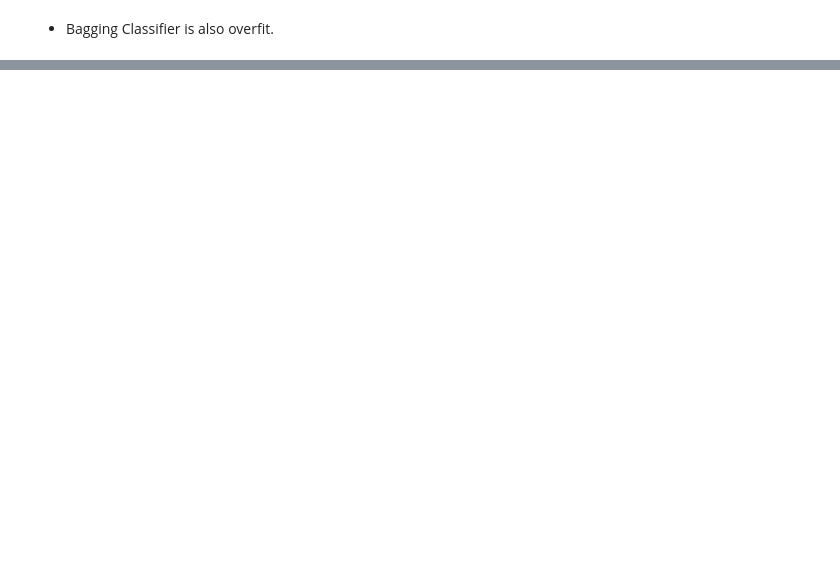
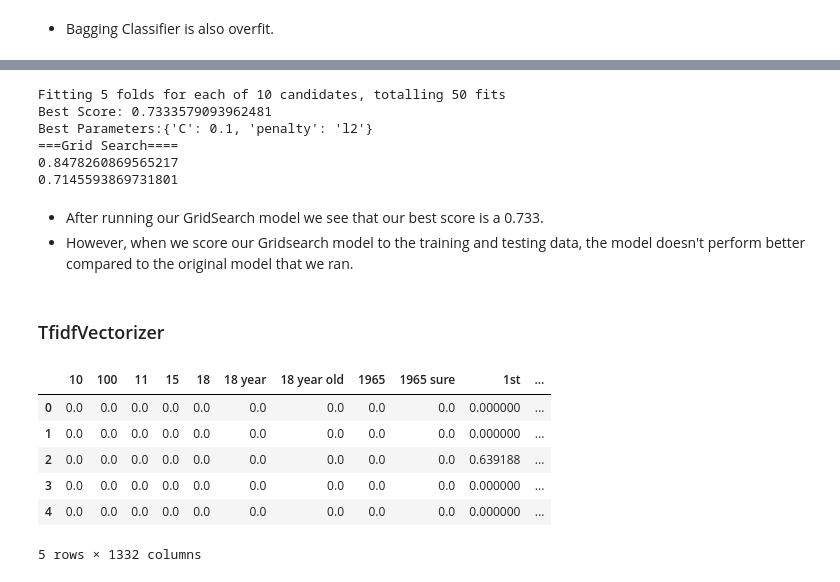
Before and after one commit to vaishnavibrungi/reddit, a Jupyter notebook: code/data_modeling.ipynb, the cells around one changed output, grey strips where cells are left out. Saved outputs shown, nothing was run; the diff lists cells and outputs as text; code cells hidden in the pictures; blank space fills up the shorter version.

```diff
--- a/code/data_modeling.ipynb
+++ b/code/data_modeling.ipynb
@@ -261,0 +316,30 @@ print()
+# %%
+# Instantiate model
+lr_gs = LogisticRegression(random_state=42,solver='liblinear')
+# Create dictionary of hyperparameters.
+# The keys MUST match the names of the arguments!
+lr_params = {'penalty': ['l1', 'l2'],
+         'C': [0.01,0.1,1.0,10.0,50.0]}
+# Instantiate our GridSearchCV object.
+gs = GridSearchCV(estimator=lr_gs, param_grid=lr_params, cv=5,verbose=1)
+# Fit the GridSearchCV object to the data
+gs.fit(cv_train, y_train)
+# Print out the score.
+print(f'Best Score: {gs.best_score_}')
+print(f'Best Parameters:{gs.best_params_}')
+print("Grid Search".center(18, "="))
+print(gs.score(cv_train, y_train))
+print(gs.score(cv_test, y_test))
+print()
+# %% [output]
+Fitting 5 folds for each of 10 candidates, totalling 50 fits
+Best Score: 0.7333579093962481
+Best Parameters:{'C': 0.1, 'penalty': 'l2'}
+===Grid Search====
+0.8478260869565217
+0.7145593869731801
+# %% [markdown]
+- After running our GridSearch model we see that our best score is a 0.733.
+- However, when we score our Gridsearch model to the training and testing data, the model doesn't perform better compared to the original model that we ran.
+# %% [markdown]
+### TfidfVectorizer
@@ -261,0 +350,15 @@ print()
+# %%
+tf_train = tf.fit_transform(X_train)            # Fit the TfidfVectorizer to the training data
+tf_test = tf.transform(X_test)                  # Fit the TfidfVectorizer to the testing data
+# %%
+# Create tf_train dataframe
+tf_train_df = pd.DataFrame(tf_train.toarray(), columns = tf.get_feature_names())
+tf_train_df.head()
+# %% [output]
+|  | 10 | 100 | 11 | 15 | 18 | 18 year | 18 year old | 1965 | 1965 sure | 1st | ... |
+| 0 | 0.0 | 0.0 | 0.0 | 0.0 | 0.0 | 0.0 | 0.0 | 0.0 | 0.0 | 0.000000 | ... |
+| 1 | 0.0 | 0.0 | 0.0 | 0.0 | 0.0 | 0.0 | 0.0 | 0.0 | 0.0 | 0.000000 | ... |
+| 2 | 0.0 | 0.0 | 0.0 | 0.0 | 0.0 | 0.0 | 0.0 | 0.0 | 0.0 | 0.639188 | ... |
+| 3 | 0.0 | 0.0 | 0.0 | 0.0 | 0.0 | 0.0 | 0.0 | 0.0 | 0.0 | 0.000000 | ... |
+| 4 | 0.0 | 0.0 | 0.0 | 0.0 | 0.0 | 0.0 | 0.0 | 0.0 | 0.0 | 0.000000 | ... |
+5 rows × 1332 columns
```
Also changed, not shown: parts of 80 cells of this notebook.
